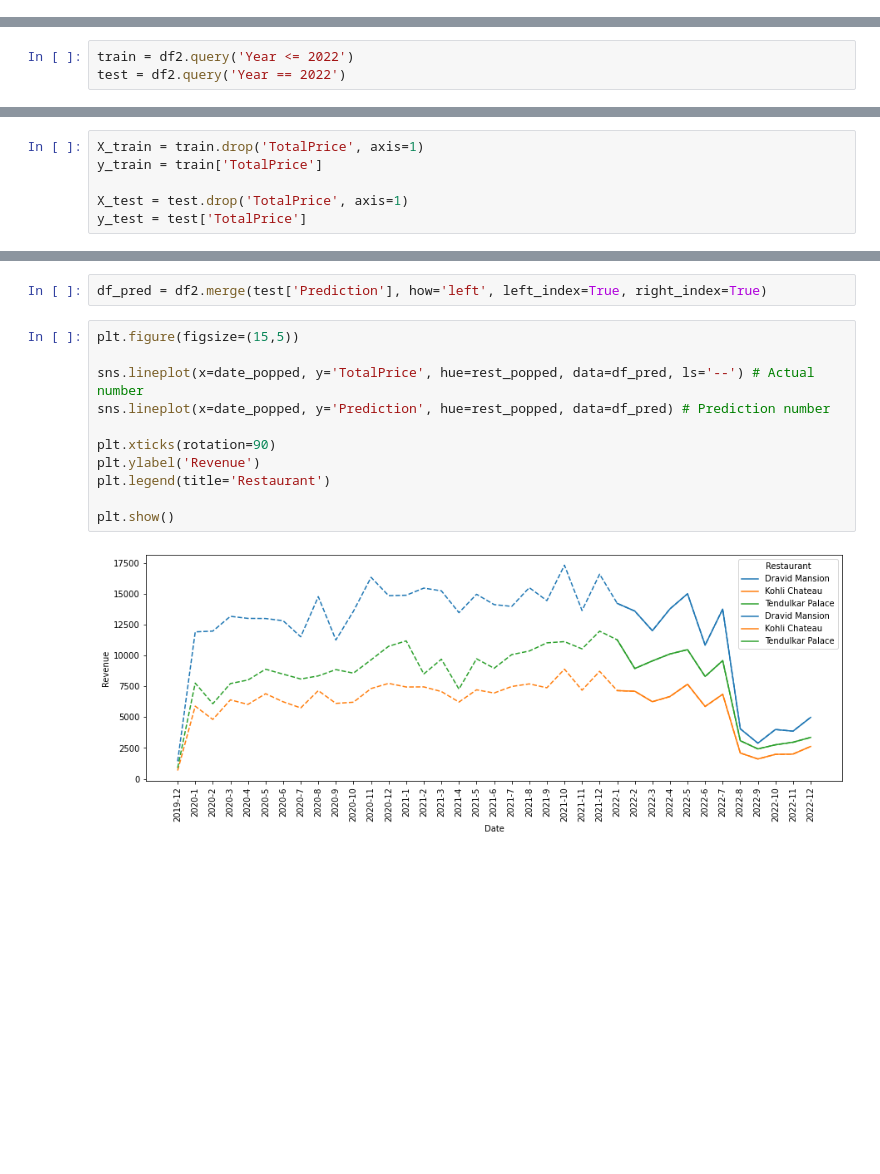
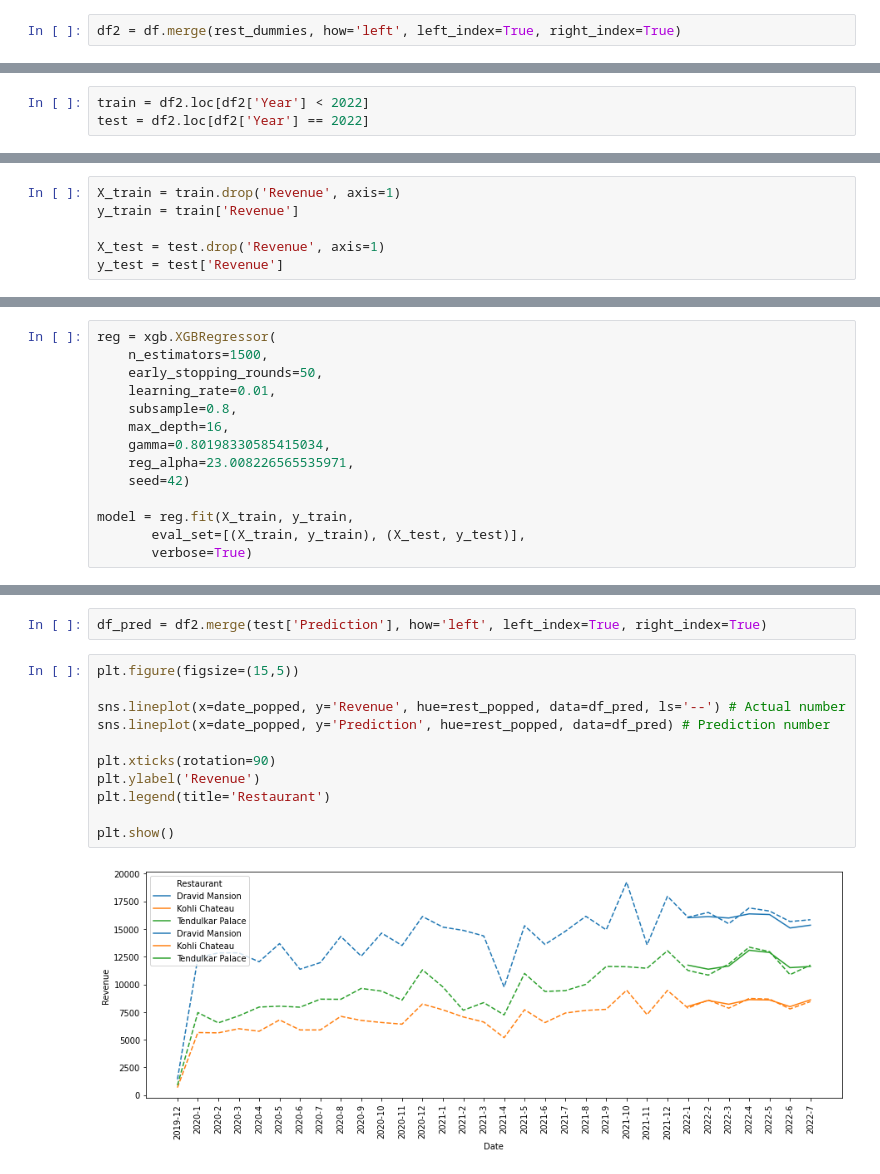
Before and after one commit to SZhafiri/Forecasting, a Jupyter notebook: RestaurantSales/Restaurant Sales Prediction.ipynb, the cells around one changed output, grey strips where cells are left out. Cells and saved outputs as stored; diff of their text form; blank space fills up the shorter version.

```diff
--- a/RestaurantSales/Restaurant Sales Prediction.ipynb
+++ b/RestaurantSales/Restaurant Sales Prediction.ipynb
@@ -120,0 +73,2 @@ date_popped = df2.pop('Date')
+# %%
+df2 = df.merge(rest_dummies, how='left', left_index=True, right_index=True)
@@ -121,3 +94,3 @@ date_popped = df2.pop('Date')
 # %%
-train = df2.query('Year <= 2022')
-test = df2.query('Year == 2022')
+train = df2.loc[df2['Year'] < 2022]
+test = df2.loc[df2['Year'] == 2022]
@@ -137,8 +100,8 @@ plt.show()
 import xgboost as xgb
 from sklearn.metrics import mean_squared_error
 # %%
-X_train = train.drop('TotalPrice', axis=1)
-y_train = train['TotalPrice']
+X_train = train.drop('Revenue', axis=1)
+y_train = train['Revenue']
 
-X_test = test.drop('TotalPrice', axis=1)
-y_test = test['TotalPrice']
+X_test = test.drop('Revenue', axis=1)
+y_test = test['Revenue']
@@ -168,0 +108,14 @@ model = reg.fit(X_train, y_train,
+# %%
+reg = xgb.XGBRegressor(
+    n_estimators=1500,
+    early_stopping_rounds=50,
+    learning_rate=0.01,
+    subsample=0.8,
+    max_depth=16,
+    gamma=0.80198330585415034,
+    reg_alpha=23.008226565535971,
+    seed=42)
+
+model = reg.fit(X_train, y_train,
+       eval_set=[(X_train, y_train), (X_test, y_test)],
+       verbose=True)
@@ -173,14 +134,14 @@ df_pred = df2.merge(test['Prediction'], how='left', left_index=True, right_index
 # %%
 plt.figure(figsize=(15,5))
 
-sns.lineplot(x=date_popped, y='TotalPrice', hue=rest_popped, data=df_pred, ls='--') # Actual number
+sns.lineplot(x=date_popped, y='Revenue', hue=rest_popped, data=df_pred, ls='--') # Actual number
 sns.lineplot(x=date_popped, y='Prediction', hue=rest_popped, data=df_pred) # Prediction number
 
 plt.xticks(rotation=90)
 plt.ylabel('Revenue')
 plt.legend(title='Restaurant')
 
 plt.show()
 # %% [output]
-[figure, old version]
+[figure, new version]
 # %%
```
Also changed, not shown: parts of 23 cells of this notebook.
